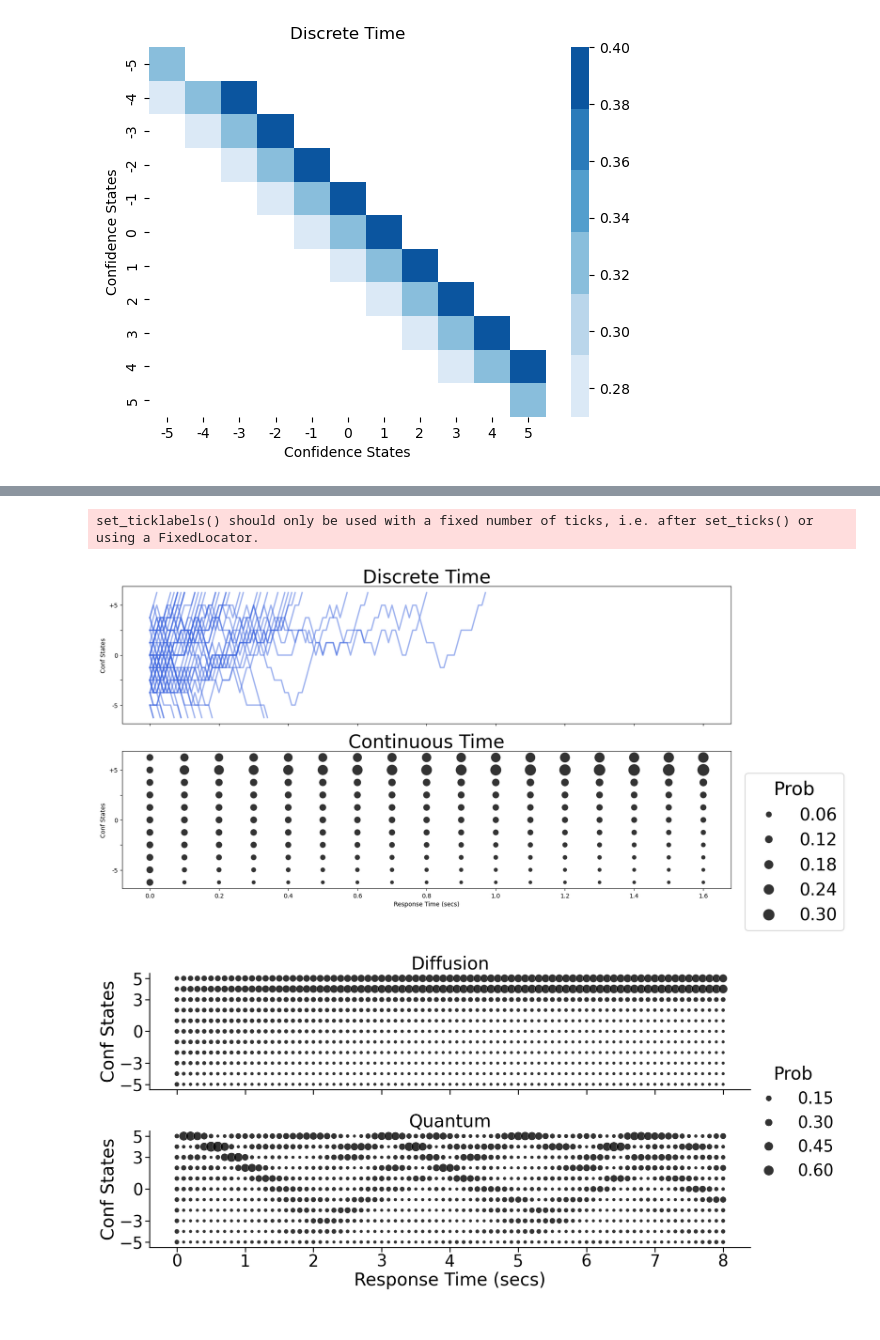
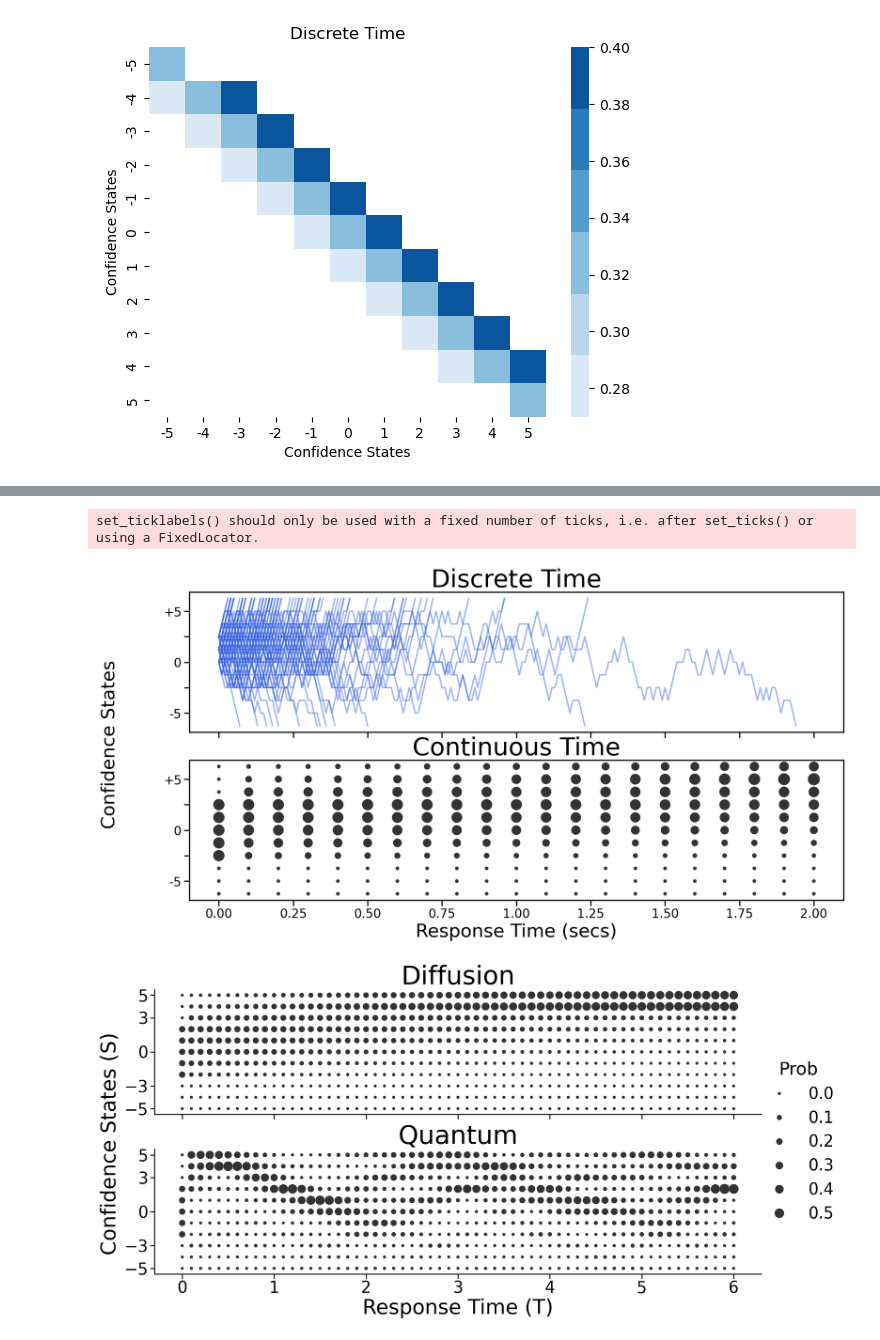
Before and after one commit to rkmalaiya/stochastic_cognitive_dynamics, a Jupyter notebook: poc/Diffusion_Quantum_Discrete_Continuous_Time.ipynb, the cells around one changed output, grey strips where cells are left out. Drawn from its saved outputs; the diff is of its cells as text; code cells hidden in the pictures.

```diff
--- a/poc/Diffusion_Quantum_Discrete_Continuous_Time.ipynb
+++ b/poc/Diffusion_Quantum_Discrete_Continuous_Time.ipynb
@@ -360,7 +481,7 @@ df_markov = pd.DataFrame()
 df_quantum = pd.DataFrame()
 df_quantum_r = pd.DataFrame()
 df_quantum_c = pd.DataFrame()
-for prior_type in ["Upper", "Uniform", "Lower"]:
+for prior_type in ["Opposite", "Centered", "Lower"]:
     phi_0_markov = ca._get_initial_state(n_states, start_width,model_type="Markov", prior_type=prior_type)
     phi_0_quantum = ca._get_initial_state(n_states, start_width,model_type="Quantum" , prior_type=prior_type)
 
@@ -485,4 +704,4 @@ df_quantum_plot = df_quantum_plot.assign(prior = lambda df:df.prior.map({"Upper"
 # %%
-RT_arr, X_arr, steps_arr = drw.gen_rt_x(theta, alpha, tau, sigma_coef[0], mu,samples = 50, process="Wiener",njobs=1, scale_steps_to_boundary=False)
+RT_arr, X_arr, steps_arr = drw.gen_rt_x(theta1, alpha, tau, sigma1, mu1, samples = 50, process="Wiener", initial="EZ", njobs=1, scale_steps_to_boundary=False)
 np.asarray(RT_arr)
 # %% [output]
@@ -573,0 +770,10 @@ f.set_yticks([-5,-3,0,3,5])
+# %%
+with sns.plotting_context("talk", font_scale=1.2):
+    f = sns.relplot(df_markov_plot.assign(model="Diffusion")
+                        .query("time <= 2 and prior == 'Centered'")
+                        ,alpha=0.8, legend=False, aspect=3,
+        x="time", y="states",size="value", sizes=(40,400), color="Black")
+    f.set(yticks=[-5,-3,0,3,5])
+    f.figure.suptitle("Confidence State Diffusion Model", fontsize=40, y=1.08)
+    f.set_ylabels("Confidence States", fontsize=30)
+    f.set_xlabels("Response Time (secs)", fontsize=30)
@@ -574,45 +782,48 @@ f.set_yticks([-5,-3,0,3,5])
 # %%
-fig, axs = plt.subplots(2,1, figsize=(18,9), sharey=True, sharex=True)
 
-with sns.plotting_context("talk", font_scale=1.7):
+
+with sns.plotting_context("talk", font_scale=1.2):
+    fig, axs = plt.subplots(2,1, figsize=(19,9), sharey=True, sharex=True)
     for st in steps_arr:
         df_t = pd.DataFrame({"steps":np.asarray(st)}).reset_index(names="time").assign(time = lambda df: df.time * tau)
         f = sns.lineplot(df_t,
         x="time", color="royalblue", alpha=0.5,
         y="steps", ax=axs[0])
-        f.set_ylabel("Conf States")
+        f.set_ylabel("", fontsize=2)
         f.set_xlabel("Response Time (secs)")
-        f.set_title("Discrete Time")
+        f.set_title("Discrete Time", fontsize=40)
     f = sns.scatterplot(df_markov_plot.assign(model="Diffusion")
-                        .query("time <= 1.6 and prior == 'Uniform'")
-                        ,alpha=0.8, ax=axs[1], legend=True,
+                        .query("time <= 2 and prior == 'Centered'")
+                        ,alpha=0.8, ax=axs[1], legend=False,
         x="time", y="states",size="value", sizes=(40,400), color="Black")
 
     #f.legend.set_title("Prob")
-    f.set_xlabel("Response Time (secs)")
-    f.set_ylabel("Conf States")
-    f.set_title("Continuous Time")
+    f.set_xlabel("Response Time (secs)", fontsize=30)
+    f.set_ylabel("", fontsize=2)
+    f.figure.supylabel("Confidence States", fontsize=30)
+    f.set_title("Continuous Time", fontsize=40)
     #f.set_ylabels("Conf States")
     f.set_yticklabels(["","-5","","0","","+5"])
-    f.legend(title="Prob", bbox_to_anchor=(1.009,0.9))
+    #f.legend(title="Prob", bbox_to_anchor=(1.009,0.9))
 # %% [output]
 set_ticklabels() should only be used with a fixed number of ticks, i.e. after set_ticks() or using a FixedLocator.
-[figure, old version]
+[figure, new version]
 # %%
-with sns.plotting_context("talk",font_scale=1.9):
+with sns.plotting_context("talk", font_scale=1.9, rc={'axes.labelsize':50, 'font.size': 10.0,}):
     f = sns.relplot(pd.concat([df_markov_plot.assign(model="Diffusion"), df_quantum_plot.assign(model="Quantum")])
-                    .query("time <= 8 and prior == 'Uniform'")
+                    .query("time <= 6 and prior == 'Centered'")
                     ,alpha=0.8, row="model",
     x="time", y="states",size="value", sizes=(40,400), color="Black", aspect=3.7, height=5)
     f.set_titles("{row_name}")
     f.legend.set_title("Prob")
-    f.set_xlabels("Response Time (secs)")
-    f.set_ylabels("Conf States")
+    f.set_xlabels("Response Time (T)", fontsize=40)
+    f.set_ylabels("", fontsize=40)
     #f.set(ylim=(-5.5, 5.5))
     #f.set_yticklabels(["-5","","0","","+5"])
     f.set(yticks=[-5,-3,0,3,5])
+    f.figure.supylabel("Confidence States (S)", fontsize=40)
 # %% [output]
-[figure, old version]
+[figure, new version]
 # %%
 df_markov = pd.DataFrame()
 df_quantum = pd.DataFrame()
```
Also changed, not shown: parts of 60 cells of this notebook, 3 other files.
